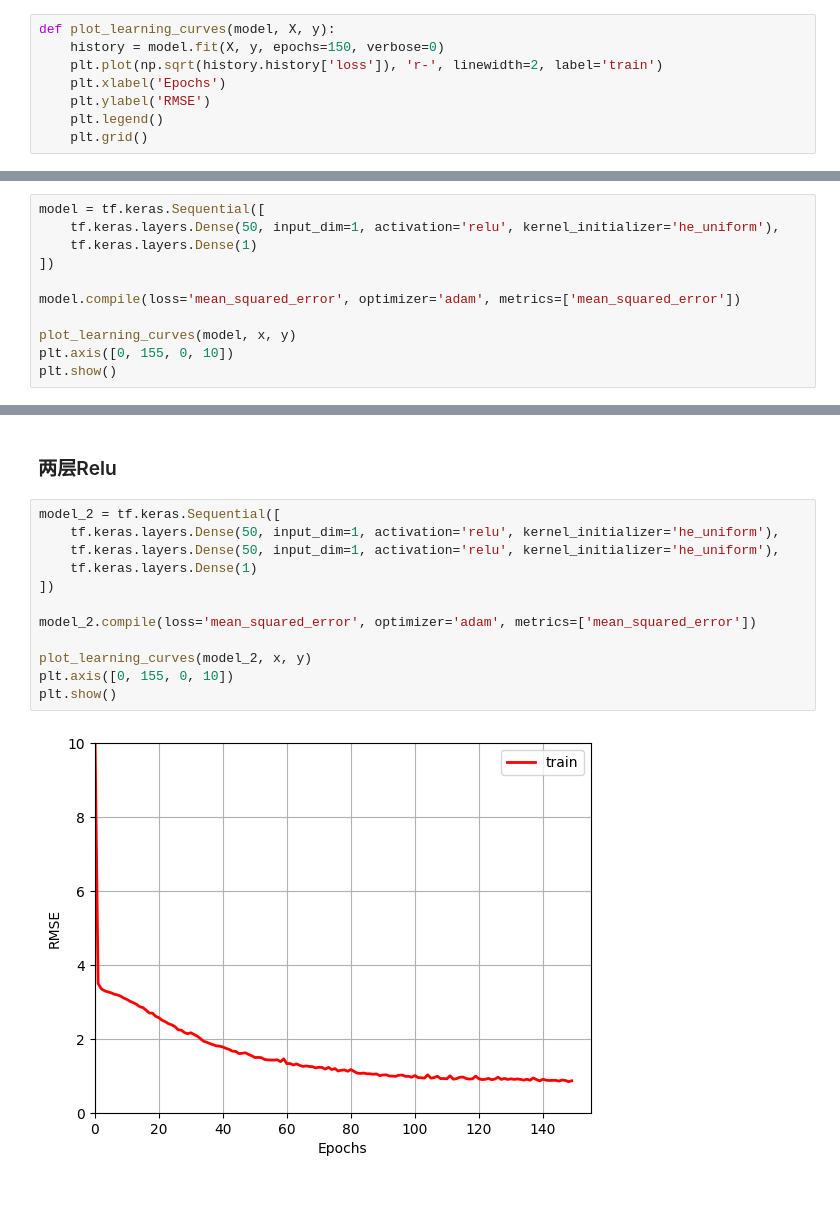
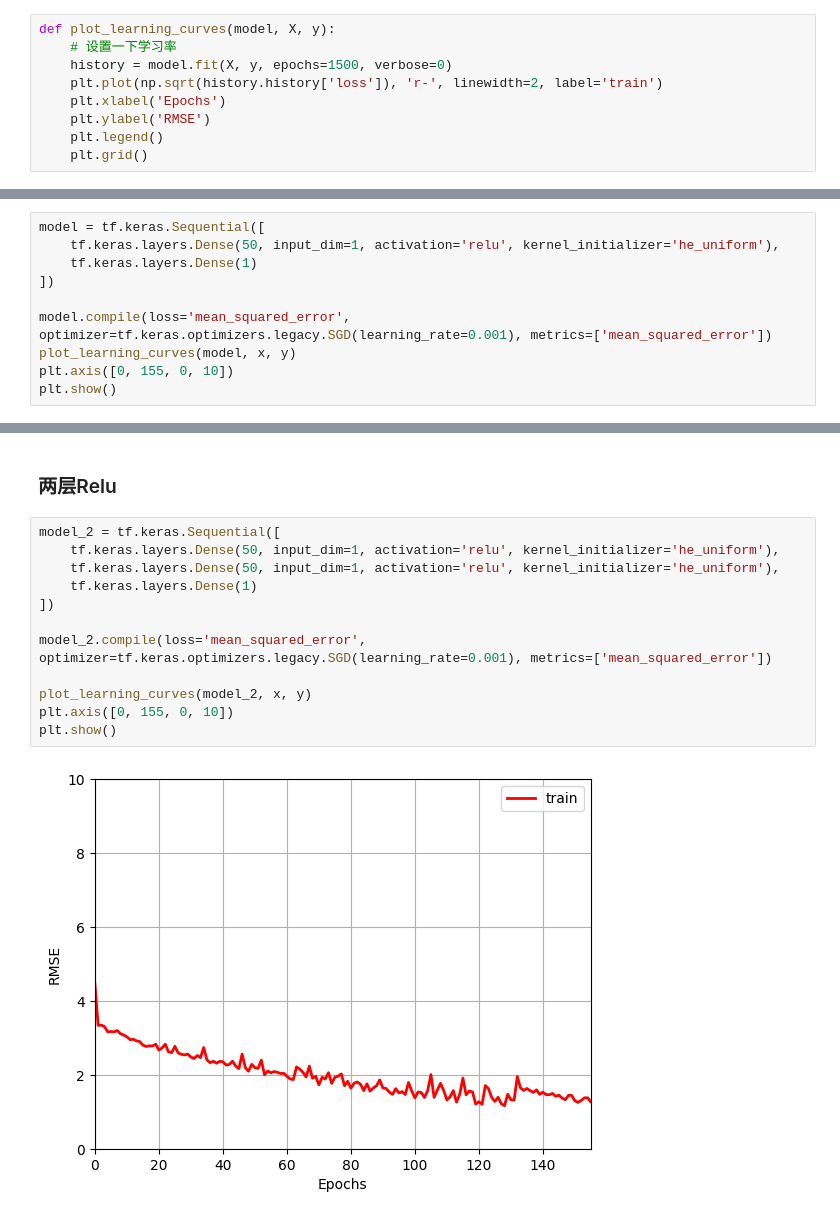
Before and after one commit to WinstonLiyt/Exercise-for-CS21008, a Jupyter notebook: exercise/chap4_ simple neural network/relu.ipynb, the cells around one changed output, grey strips where cells are left out. Cells and saved outputs as stored; diff of their text form.

```diff
--- a/exercise/chap4_ simple neural network/relu.ipynb
+++ b/exercise/chap4_ simple neural network/relu.ipynb
@@ -20,7 +23,8 @@ plt.show()
 ### 定义绘图曲线
 # %%
 def plot_learning_curves(model, X, y):
-    history = model.fit(X, y, epochs=150, verbose=0)
+    # 设置一下学习率
+    history = model.fit(X, y, epochs=1500, verbose=0)
     plt.plot(np.sqrt(history.history['loss']), 'r-', linewidth=2, label='train')
     plt.xlabel('Epochs')
     plt.ylabel('RMSE')
@@ -34,8 +38,7 @@ model = tf.keras.Sequential([
     tf.keras.layers.Dense(1)
 ])
 
-model.compile(loss='mean_squared_error', optimizer='adam', metrics=['mean_squared_error'])
-
+model.compile(loss='mean_squared_error', optimizer=tf.keras.optimizers.legacy.SGD(learning_rate=0.001), metrics=['mean_squared_error'])
 plot_learning_curves(model, x, y)
 plt.axis([0, 155, 0, 10])
 plt.show()
@@ -46,14 +61,14 @@ plt.show()
 # %%
 model_2 = tf.keras.Sequential([
     tf.keras.layers.Dense(50, input_dim=1, activation='relu', kernel_initializer='he_uniform'),
     tf.keras.layers.Dense(50, input_dim=1, activation='relu', kernel_initializer='he_uniform'),
     tf.keras.layers.Dense(1)
 ])
 
-model_2.compile(loss='mean_squared_error', optimizer='adam', metrics=['mean_squared_error'])
+model_2.compile(loss='mean_squared_error', optimizer=tf.keras.optimizers.legacy.SGD(learning_rate=0.001), metrics=['mean_squared_error'])
 
 plot_learning_curves(model_2, x, y)
 plt.axis([0, 155, 0, 10])
 plt.show()
 # %% [output]
-[figure, old version]
+[figure, new version]
```
Also changed, not shown: parts of 21 cells of this notebook, 1 other file.
